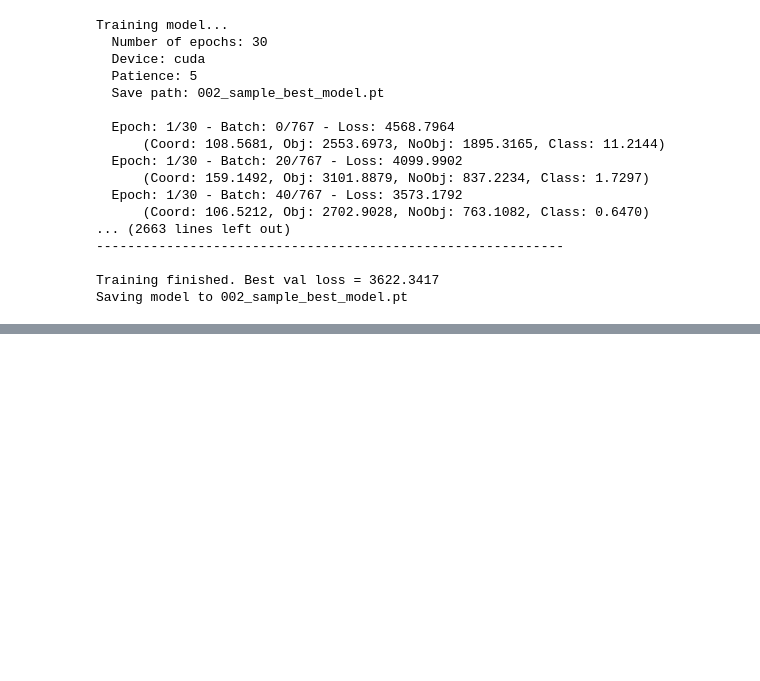
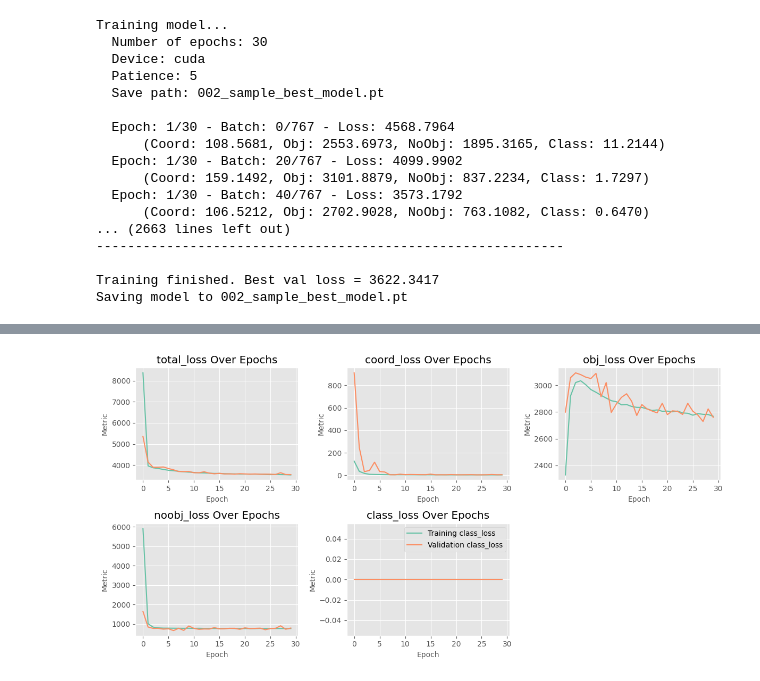
Before and after one commit to automatedtomato/sar_yolo, a Jupyter notebook: notebooks/0001_sample_model.ipynb, the cells around one changed output, grey strips where cells are left out. Drawn from its saved outputs; the diff is of its cells as text; code cells hidden in the pictures; blank space fills up the shorter version.

```diff
--- a/notebooks/0001_sample_model.ipynb
+++ b/notebooks/0001_sample_model.ipynb
@@ -116,0 +275,6 @@ Figure saved at figures/001_learning_curve.png
+# %%
+from models.train_val.evaluation import learning_curve
+
+learning_curve(train_history, val_history, save_path='figures/003_learning_curve.png')
+# %% [output]
+[figure, added]
```
Also changed, not shown: parts of 8 cells of this notebook, 11 other files.
